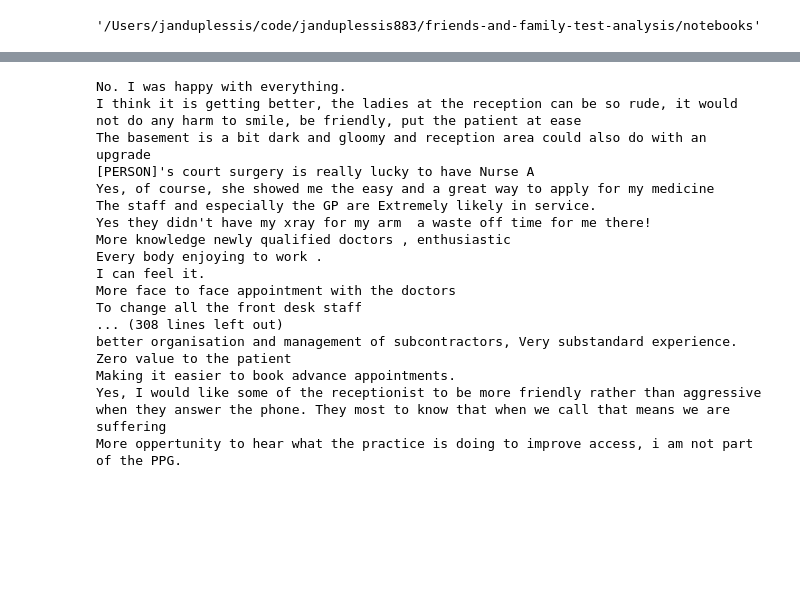
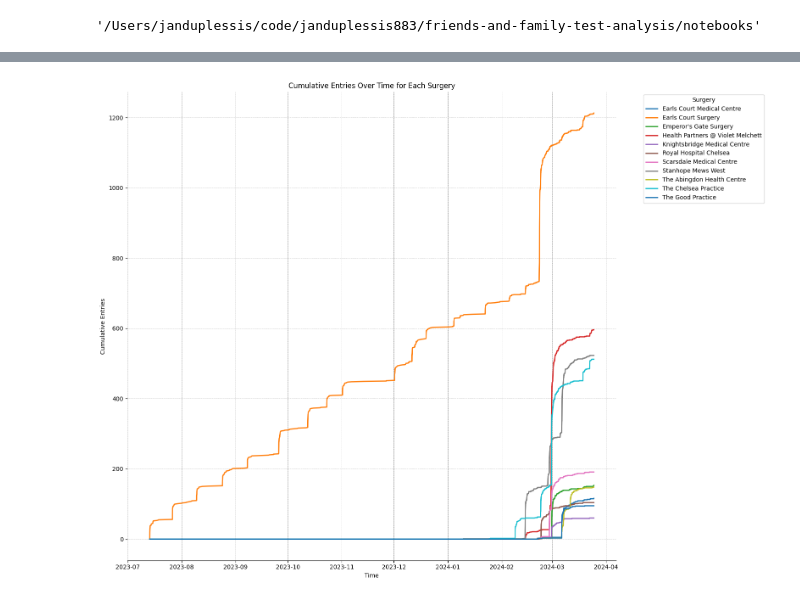
Before and after one commit to janduplessis883/friends-and-family-test-analysis, a Jupyter notebook: notebooks/Untitled1.ipynb, the cells around one changed output, grey strips where cells are left out. Saved outputs shown, nothing was run; the diff lists cells and outputs as text; code cells hidden in the pictures; blank space fills up the shorter version.

```diff
--- a/notebooks/Untitled1.ipynb
+++ b/notebooks/Untitled1.ipynb
@@ -386,27 +386,35 @@ data.head()
 | 3 | 2023-07-13 15:30:10 | Extremely likely | Dr [PERSON] was extremely nice | the receptionist was very unkind | Earls Court Surgery | 5.0 | 5 | 5.0 | NaN | ... |
 | 4 | 2023-07-13 15:31:48 | Extremely likely | I was spoken to politely on the p... | No. I was happy with everything. | Earls Court Surgery | 44.0 | 6 | 5.0 | NaN | ... |
 # %%
-new = data[data['do_better_len'] > 5]
+data_sorted = data.sort_values('time')
+
+# Group by 'surgery' and 'time', then calculate the cumulative count
+data_sorted['cumulative_count'] = data_sorted.groupby('surgery').cumcount() + 1
+
+# Pivot the table to have surgeries as columns and their cumulative counts as values
+data_pivot = data_sorted.pivot_table(index='time', columns='surgery', values='cumulative_count', aggfunc='first')
+
+# Forward fill the NaN values to maintain the cumulative nature
+data_pivot_filled = data_pivot.fillna(method='ffill').fillna(0)
+
+# Plotting
+fig, ax = plt.subplots(figsize=(16, 12))
+for column in data_pivot_filled.columns:
+
+    plt.plot(data_pivot_filled.index, data_pivot_filled[column], label=column, linewidth=2)
+
+ax.yaxis.grid(True, linestyle="--", linewidth=0.5, color="#b9b9b9")
+ax.xaxis.grid(True, linestyle="--", linewidth=0.5, color="#888888")
+
+ax.spines["top"].set_visible(False)
+ax.spines["right"].set_visible(False)
+ax.spines["left"].set_visible(False)
+plt.title('Cumulative Entries Over Time for Each Surgery')
+plt.xlabel('Time')
+plt.ylabel('Cumulative Entries')
+plt.legend(title='Surgery', bbox_to_anchor=(1.05, 1), loc='upper left')
+plt.grid(True)
+plt.tight_layout()
+plt.show()
+# %% [output]
+[figure, added]
-# %%
-for text in new['do_better']:
-    text = str(text)
-    if text != 'nan':
-        print(text)
-# %% [output]
-No. I was happy with everything.
-I think it is getting better, the ladies at the reception can be so rude, it would not do any harm to smile, be friendly, put the patient at ease
-The basement is a bit dark and gloomy and reception area could also do with an upgrade
-[PERSON]'s court surgery is really lucky to have Nurse A
-Yes, of course, she showed me the easy and a great way to apply for my medicine
-The staff and especially the GP are Extremely likely in service.
-Yes they didn't have my xray for my arm  a waste off time for me there!
-More knowledge newly qualified doctors , enthusiastic
-Every body enjoying to work .
-I can feel it.
-More face to face appointment with the doctors
-To change all the front desk staff
-... (308 lines left out)
-better organisation and management of subcontractors, Very substandard experience. Zero value to the patient
-Making it easier to book advance appointments.
-Yes, I would like some of the receptionist to be more friendly rather than aggressive when they answer the phone. They most to know that when we call that means we are suffering
-More oppertunity to hear what the practice is doing to improve access, i am not part of the PPG.
```
Also changed, not shown: 1 other file.
